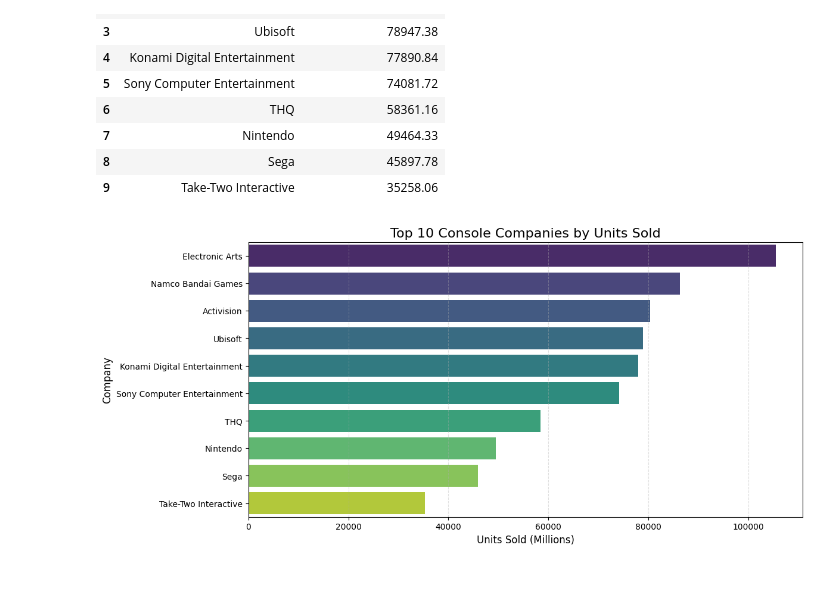
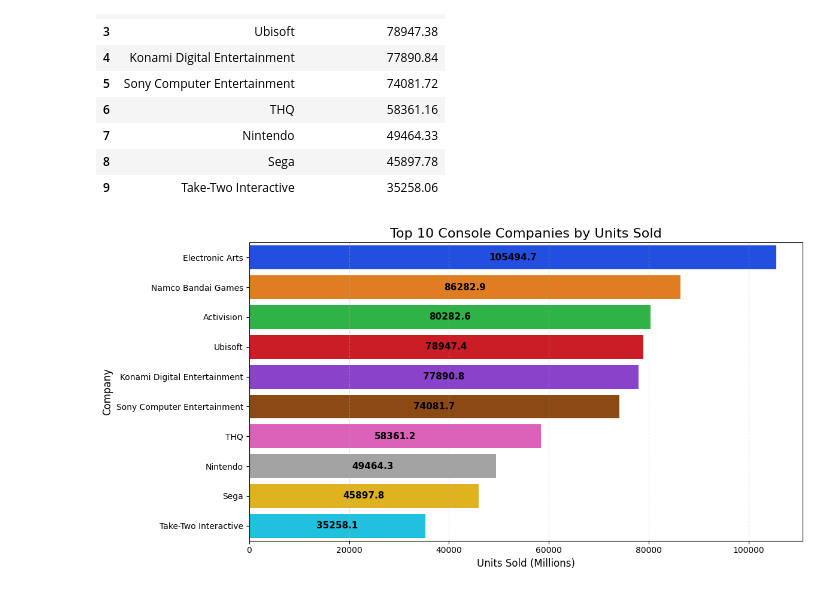
Before and after one commit to Teerp1986/The-Evolution-Of-Gaming, a Jupyter notebook: notebook/gamevolve.ipynb, the cells around one changed output. Saved outputs shown, nothing was run; the diff lists cells and outputs as text; code cells hidden in the pictures.

Commit message:
completed visualizations

```diff
--- a/notebook/gamevolve.ipynb
+++ b/notebook/gamevolve.ipynb
@@ -181,12 +226,25 @@ plt.figure(figsize=(12, 7))
 plt.barh(
     Company_sales["Game_Company"],
     Company_sales["Global_Sales"],
-    color="#08770e"
+    color="#21dd13"
 )
 
-plt.title("Top 10 Highest Grossing Game Companies", fontsize=16)
+# Add totals inside each bar
+for i, value in enumerate(Company_sales["Global_Sales"]):
+    plt.text(
+        value / 2,                      # midpoint of the bar
+        i,                              # y-position
+        f"{value:.1f}",                 # formatted total
+        ha="center",
+        va="center",
+        fontsize=11,
+        fontweight="bold",
+        color="black"
+    )
+
+plt.title("Top 10 Highest Grossing Game Companies Globally", fontsize=16)
 plt.xlabel("Global Sales (Millions)", fontsize=12)
-plt.ylabel("Game Company", fontsize=12)
+plt.ylabel("Gaming Company", fontsize=12)
 
 plt.gca().invert_yaxis()
 plt.grid(axis="x", linestyle="--", alpha=0.4)
@@ -446,23 +585,38 @@ top_companies
 # %%
 import matplotlib.pyplot as plt
 import seaborn as sns
 
 plt.figure(figsize=(12, 6))
 
+# Draw the bars
 sns.barplot(
     data=top_companies,
     x="Consoles sold (million)",
     y="Game_Company",
     hue="Game_Company",
-    palette="viridis",
+    palette="bright",
     legend=False
 )
+
+# Add totals inside each bar
+for i, value in enumerate(top_companies["Consoles sold (million)"]):
+    plt.text(
+        value / 2,                     # midpoint of the bar
+        i,                             # y-position
+        f"{value:.1f}",                # formatted total
+        ha="center",
+        va="center",
+        fontsize=11,
+        fontweight="bold",
+        color="black"
+    )
 
 plt.title("Top 10 Console Companies by Units Sold", fontsize=16)
 plt.xlabel("Units Sold (Millions)", fontsize=12)
 plt.ylabel("Company", fontsize=12)
 plt.grid(axis="x", linestyle="--", alpha=0.4)
 
+plt.tight_layout()
 plt.show()
 # %% [output]
-[figure, old version]
+[figure, new version]
```
Also changed, not shown: parts of 13 cells of this notebook, 8 other files.
